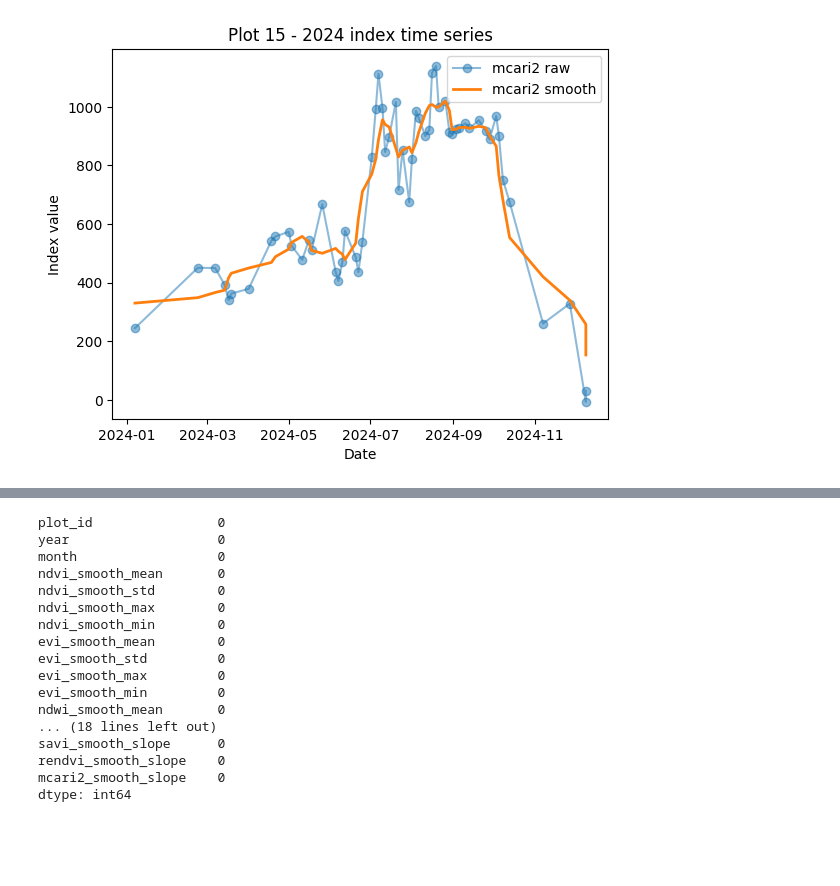
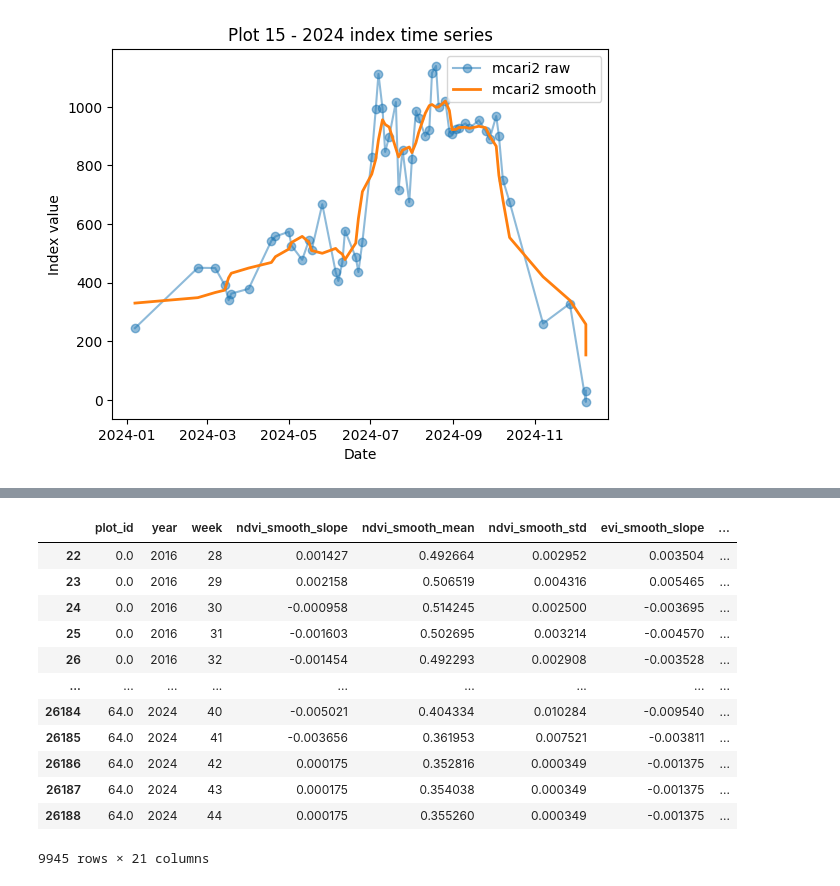
Before and after one commit to simonhansedasi/GrapeExpectations, a Jupyter notebook: RegressionRidge/data_wrangling/04-2_ndvi_smol.ipynb, the cells around one changed output, grey strips where cells are left out. Drawn from its saved outputs; the diff is of its cells as text; code cells hidden in the pictures; blank space fills up the shorter version.

```diff
--- a/RegressionRidge/data_wrangling/04-2_ndvi_smol.ipynb
+++ b/RegressionRidge/data_wrangling/04-2_ndvi_smol.ipynb
@@ -360,0 +440,3 @@ veg_agg = veg_agg.merge(slopes_df, on=['plot_id','year','month'], how='left')
+# %%
+wsdf = weekly_stats_df.copy()
+wsdf = wsdf[wsdf['week'].isin([str(i) for i in range(28, 45)])]
@@ -361,29 +463,31 @@ veg_agg = veg_agg.merge(slopes_df, on=['plot_id','year','month'], how='left')
+# %%
+veg_agg = wsdf.copy()
+# %%
+drop_cols = [col for col in veg_agg.columns if 'max' in col or 'min' in col]
+# %%
+veg_agg = veg_agg.drop(columns = drop_cols)
+# %%
+veg_agg
+# %% [output]
+|  | plot_id | year | week | ndvi_smooth_slope | ndvi_smooth_mean | ndvi_smooth_std | evi_smooth_slope | ... |
+| 22 | 0.0 | 2016 | 28 | 0.001427 | 0.492664 | 0.002952 | 0.003504 | ... |
+| 23 | 0.0 | 2016 | 29 | 0.002158 | 0.506519 | 0.004316 | 0.005465 | ... |
+| 24 | 0.0 | 2016 | 30 | -0.000958 | 0.514245 | 0.002500 | -0.003695 | ... |
+| 25 | 0.0 | 2016 | 31 | -0.001603 | 0.502695 | 0.003214 | -0.004570 | ... |
+| 26 | 0.0 | 2016 | 32 | -0.001454 | 0.492293 | 0.002908 | -0.003528 | ... |
+| ... | ... | ... | ... | ... | ... | ... | ... | ... |
+| 26184 | 64.0 | 2024 | 40 | -0.005021 | 0.404334 | 0.010284 | -0.009540 | ... |
+| 26185 | 64.0 | 2024 | 41 | -0.003656 | 0.361953 | 0.007521 | -0.003811 | ... |
+| 26186 | 64.0 | 2024 | 42 | 0.000175 | 0.352816 | 0.000349 | -0.001375 | ... |
+| 26187 | 64.0 | 2024 | 43 | 0.000175 | 0.354038 | 0.000349 | -0.001375 | ... |
+| 26188 | 64.0 | 2024 | 44 | 0.000175 | 0.355260 | 0.000349 | -0.001375 | ... |
+9945 rows × 21 columns
 # %%
 slope_cols = [c for c in veg_agg.columns if c.endswith('_slope')]
 std_cols = [c for c in veg_agg.columns if c.endswith('_std')]
 
 veg_agg[slope_cols] = veg_agg[slope_cols].fillna(0)
 veg_agg[std_cols] = veg_agg[std_cols].fillna(0)
-# %%
-veg_agg.isna().sum()
-# %% [output]
-plot_id                0
-year                   0
-month                  0
-ndvi_smooth_mean       0
-ndvi_smooth_std        0
-ndvi_smooth_max        0
-ndvi_smooth_min        0
-evi_smooth_mean        0
-evi_smooth_std         0
-evi_smooth_max         0
-evi_smooth_min         0
-ndwi_smooth_mean       0
-... (18 lines left out)
-savi_smooth_slope      0
-rendvi_smooth_slope    0
-mcari2_smooth_slope    0
-dtype: int64
 # %%
 # Pivot so that each month becomes a set of columns
 veg_agg_wide = veg_agg.pivot_table(
```
Also changed, not shown: parts of 19 cells of this notebook, 10 other files.
